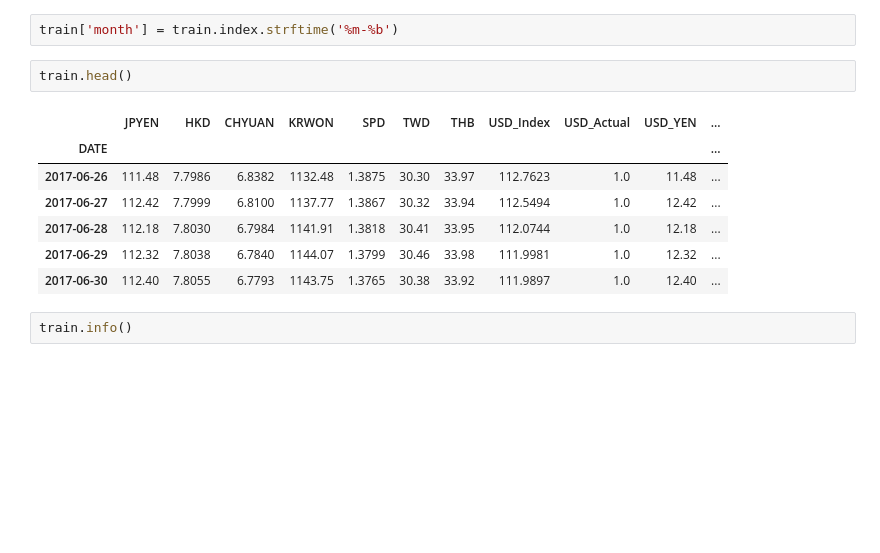
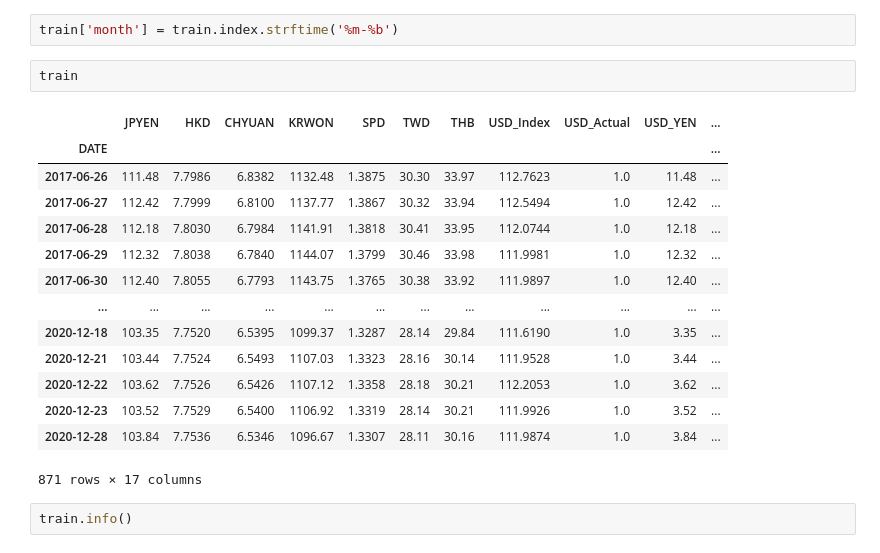
Before and after one commit to DeangeloBowen1/observing-east-asia-currencies, a Jupyter notebook: explore.ipynb, the cells around one changed output. Cells and saved outputs as stored; diff of their text form; blank space fills up the shorter version.

```diff
--- a/explore.ipynb
+++ b/explore.ipynb
@@ -189,15 +189,22 @@ memory usage: 115.7 KB
 # %%
 train['month'] = train.index.strftime('%m-%b')
 # %%
-train.head()
+train
 # %% [output]
 |  | JPYEN | HKD | CHYUAN | KRWON | SPD | TWD | THB | USD_Index | USD_Actual | USD_YEN | ... |
 | DATE |  |  |  |  |  |  |  |  |  |  | ... |
 | 2017-06-26 | 111.48 | 7.7986 | 6.8382 | 1132.48 | 1.3875 | 30.30 | 33.97 | 112.7623 | 1.0 | 11.48 | ... |
 | 2017-06-27 | 112.42 | 7.7999 | 6.8100 | 1137.77 | 1.3867 | 30.32 | 33.94 | 112.5494 | 1.0 | 12.42 | ... |
 | 2017-06-28 | 112.18 | 7.8030 | 6.7984 | 1141.91 | 1.3818 | 30.41 | 33.95 | 112.0744 | 1.0 | 12.18 | ... |
 | 2017-06-29 | 112.32 | 7.8038 | 6.7840 | 1144.07 | 1.3799 | 30.46 | 33.98 | 111.9981 | 1.0 | 12.32 | ... |
 | 2017-06-30 | 112.40 | 7.8055 | 6.7793 | 1143.75 | 1.3765 | 30.38 | 33.92 | 111.9897 | 1.0 | 12.40 | ... |
+| ... | ... | ... | ... | ... | ... | ... | ... | ... | ... | ... | ... |
+| 2020-12-18 | 103.35 | 7.7520 | 6.5395 | 1099.37 | 1.3287 | 28.14 | 29.84 | 111.6190 | 1.0 | 3.35 | ... |
+| 2020-12-21 | 103.44 | 7.7524 | 6.5493 | 1107.03 | 1.3323 | 28.16 | 30.14 | 111.9528 | 1.0 | 3.44 | ... |
+| 2020-12-22 | 103.62 | 7.7526 | 6.5426 | 1107.12 | 1.3358 | 28.18 | 30.21 | 112.2053 | 1.0 | 3.62 | ... |
+| 2020-12-23 | 103.52 | 7.7529 | 6.5400 | 1106.92 | 1.3319 | 28.14 | 30.21 | 111.9926 | 1.0 | 3.52 | ... |
+| 2020-12-28 | 103.84 | 7.7536 | 6.5346 | 1096.67 | 1.3307 | 28.11 | 30.16 | 111.9874 | 1.0 | 3.84 | ... |
+871 rows × 17 columns
 # %%
 train.info()
 # %% [output]
```
Also changed, not shown: parts of 47 cells of this notebook, 3 other files.
